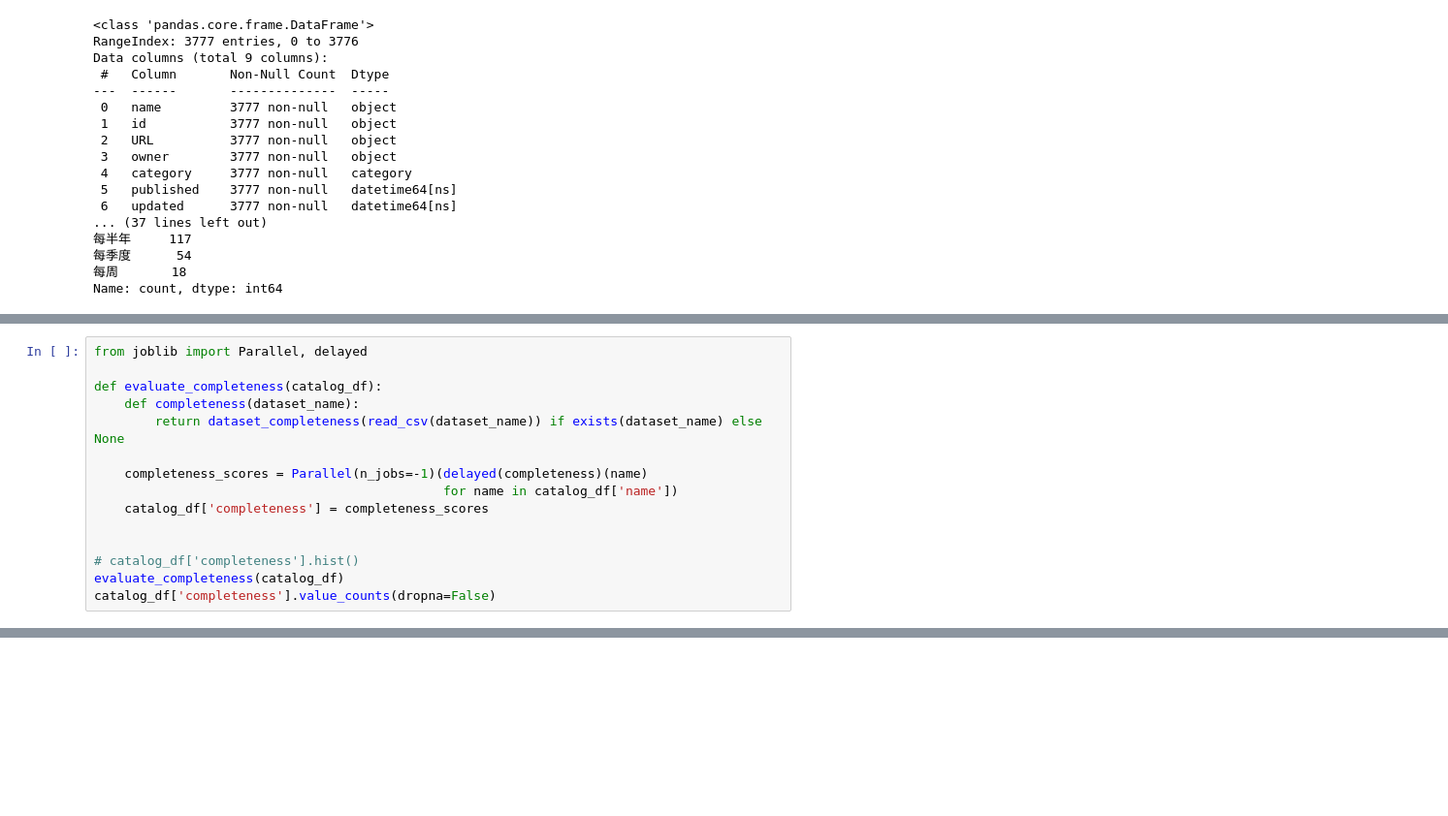
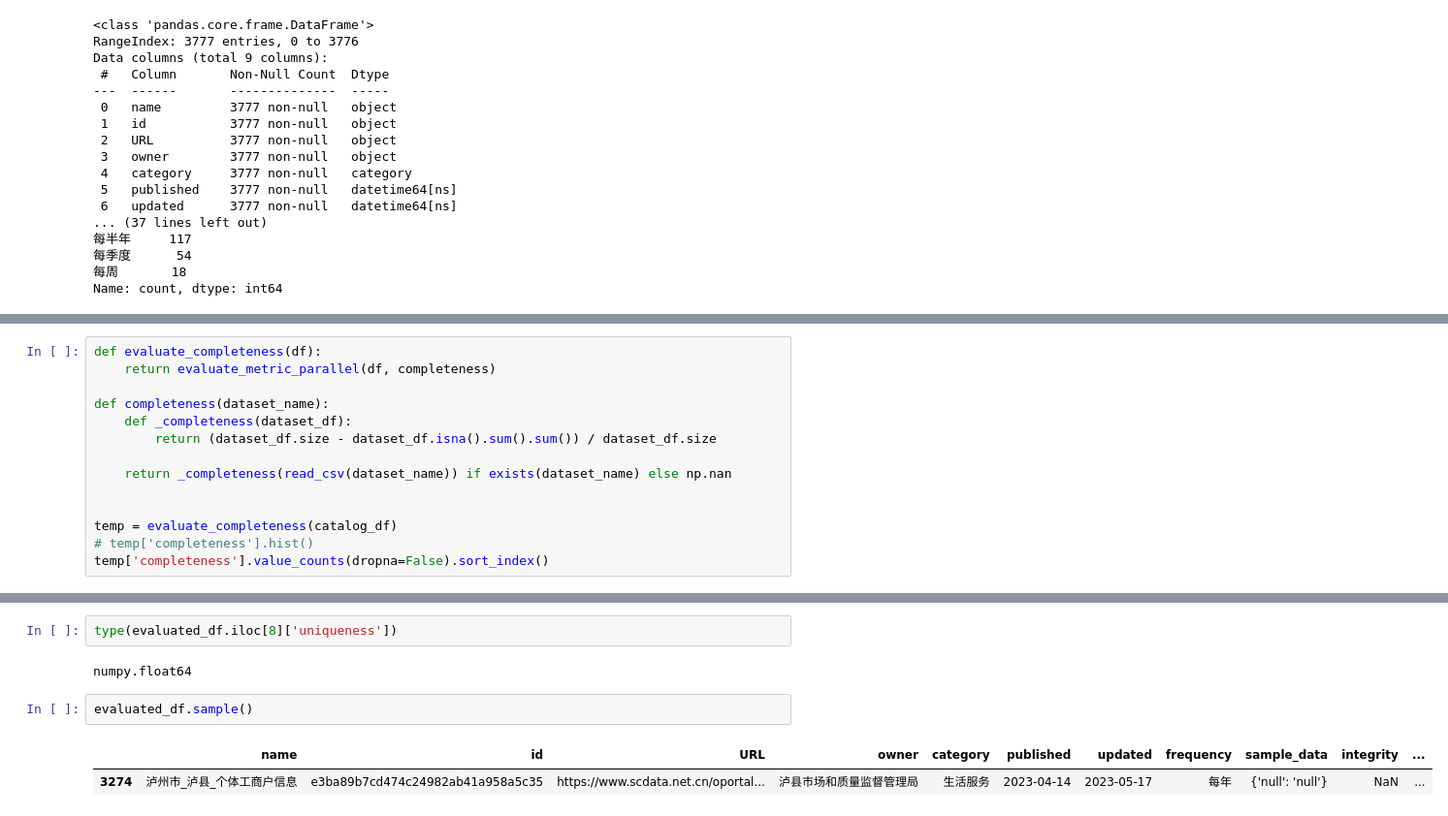
Before and after one commit to BarkingX/CNDataAudit, a Jupyter notebook: adutior.ipynb, the cells around one changed output, grey strips where cells are left out. Shown at 97% size. Cells and saved outputs as stored; diff of their text form; blank space fills up the shorter version.

```diff
--- a/adutior.ipynb
+++ b/adutior.ipynb
@@ -164,17 +215,16 @@ integrity_df[integrity_df['首个异常行标'] != -1]
 # %%
-from joblib import Parallel, delayed
+def evaluate_completeness(df):
+    return evaluate_metric_parallel(df, completeness)
 
-def evaluate_completeness(catalog_df):
-    def completeness(dataset_name):
-        return dataset_completeness(read_csv(dataset_name)) if exists(dataset_name) else None
+def completeness(dataset_name):
+    def _completeness(dataset_df):
+        return (dataset_df.size - dataset_df.isna().sum().sum()) / dataset_df.size
 
-    completeness_scores = Parallel(n_jobs=-1)(delayed(completeness)(name)
-                                              for name in catalog_df['name'])
-    catalog_df['completeness'] = completeness_scores
+    return _completeness(read_csv(dataset_name)) if exists(dataset_name) else np.nan
 
 
-# catalog_df['completeness'].hist()
-evaluate_completeness(catalog_df)
-catalog_df['completeness'].value_counts(dropna=False)
+temp = evaluate_completeness(catalog_df)
+# temp['completeness'].hist()
+temp['completeness'].value_counts(dropna=False).sort_index()
 # %% [output]
 completeness
@@ -296,0 +416,9 @@ catalog_view.sample(5)
+# %%
+type(evaluated_df.iloc[8]['uniqueness'])
+# %% [output]
+numpy.float64
+# %%
+evaluated_df.sample()
+# %% [output]
+|  | name | id | URL | owner | category | published | updated | frequency | sample_data | integrity | ... |
+| 3274 | 泸州市_泸县_个体工商户信息 | e3ba89b7cd474c24982ab41a958a5c35 | https://www.scdata.net.cn/oportal... | 泸县市场和质量监督管理局 | 生活服务 | 2023-04-14 | 2023-05-17 | 每年 | {'null': 'null'} | NaN | ... |
```
Also changed, not shown: parts of 12 cells of this notebook.
